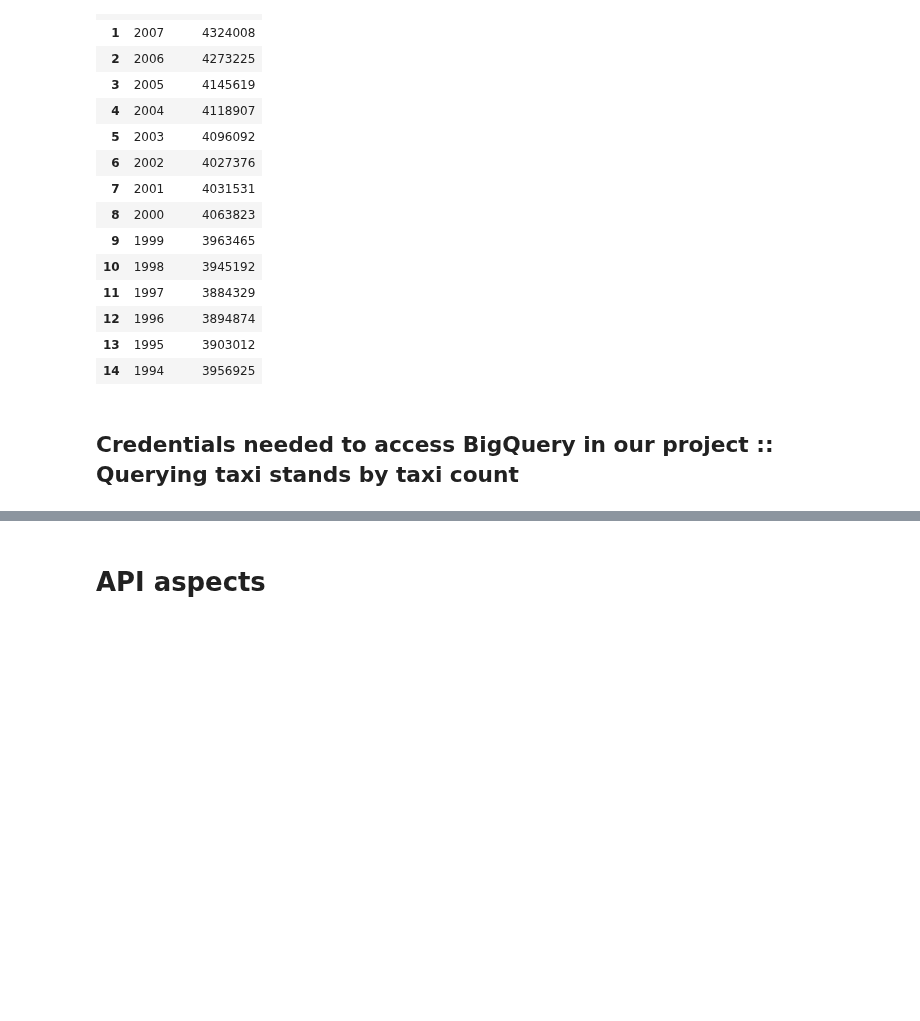
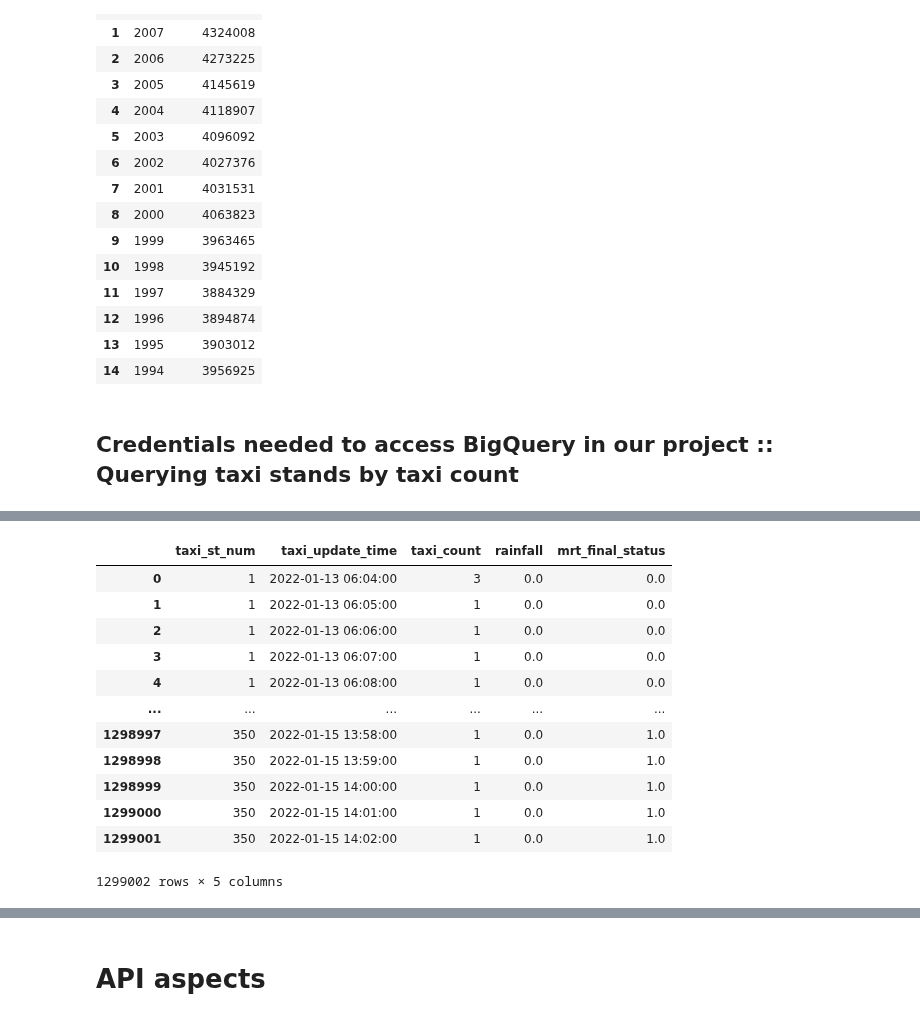
Before and after one commit to alealejandro1/taxi_compass, a Jupyter notebook: notebooks/Alejandro_taxi_compass.ipynb, the cells around one changed output, grey strips where cells are left out. Drawn from its saved outputs; the diff is of its cells as text; code cells hidden in the pictures; blank space fills up the shorter version.

```diff
--- a/notebooks/Alejandro_taxi_compass.ipynb
+++ b/notebooks/Alejandro_taxi_compass.ipynb
@@ -814,9 +800,24 @@ query_df
 # %%
 df = query_df[["taxi_st_num","taxi_update_time","taxi_count","rainfall","mrt_final_status"]].copy()
 df["taxi_st_num"] = df["taxi_st_num"].astype('int64')
 df = df.sort_values(by=["taxi_st_num", "taxi_update_time"],ascending=True).reset_index(drop=True)
 df[["rainfall"]] = df[["rainfall"]].fillna(df.groupby(['taxi_st_num'])[["rainfall"]].ffill())
 df[["mrt_final_status","rainfall"]] = df[["mrt_final_status","rainfall"]].fillna(value=0)
+df
+# %% [output]
+|  | taxi_st_num | taxi_update_time | taxi_count | rainfall | mrt_final_status |
+| 0 | 1 | 2022-01-13 06:04:00 | 3 | 0.0 | 0.0 |
+| 1 | 1 | 2022-01-13 06:05:00 | 1 | 0.0 | 0.0 |
+| 2 | 1 | 2022-01-13 06:06:00 | 1 | 0.0 | 0.0 |
+| 3 | 1 | 2022-01-13 06:07:00 | 1 | 0.0 | 0.0 |
+| 4 | 1 | 2022-01-13 06:08:00 | 1 | 0.0 | 0.0 |
+| ... | ... | ... | ... | ... | ... |
+| 1298997 | 350 | 2022-01-15 13:58:00 | 1 | 0.0 | 1.0 |
+| 1298998 | 350 | 2022-01-15 13:59:00 | 1 | 0.0 | 1.0 |
+| 1298999 | 350 | 2022-01-15 14:00:00 | 1 | 0.0 | 1.0 |
+| 1299000 | 350 | 2022-01-15 14:01:00 | 1 | 0.0 | 1.0 |
+| 1299001 | 350 | 2022-01-15 14:02:00 | 1 | 0.0 | 1.0 |
+1299002 rows × 5 columns
 # %%
 df[df['taxi_st_num']==1][['taxi_update_time','taxi_count']].plot(x='taxi_update_time',y='taxi_count',figsize=(16,10))
 # %% [output]
```
Also changed, not shown: parts of 15 cells of this notebook, 2 other files.
